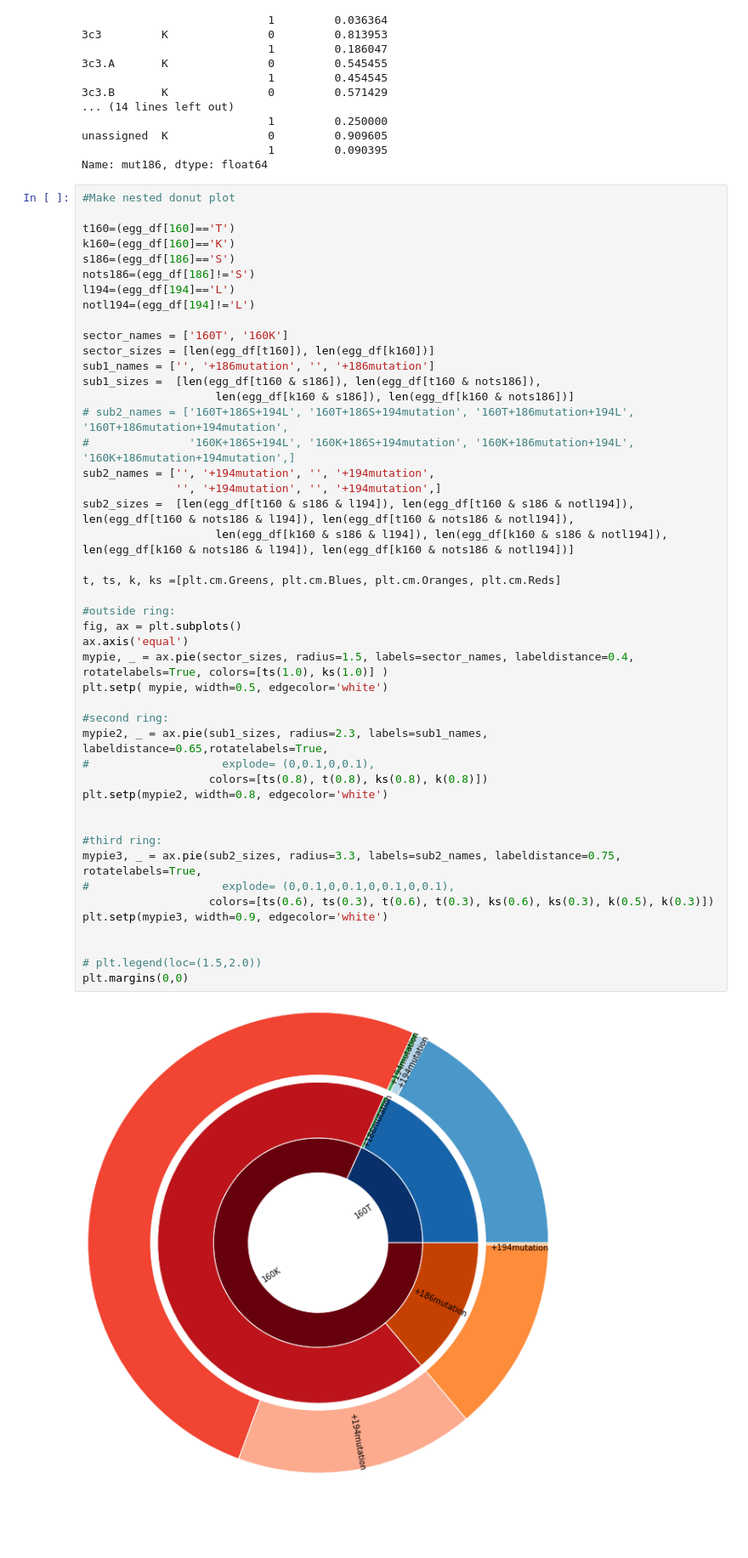
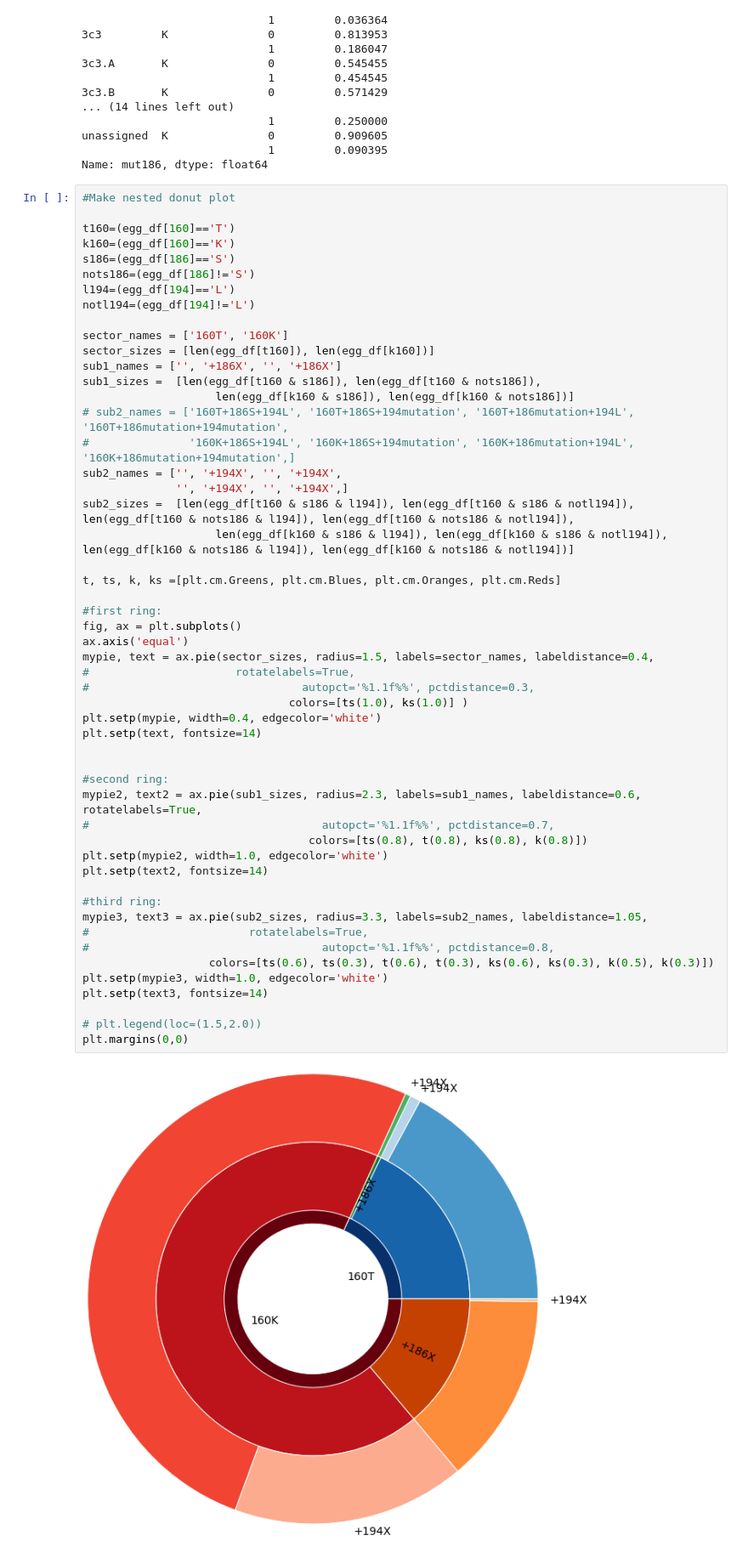
Before and after one commit to blab/egg-passage, a Jupyter notebook: notebooks/other_egg_muts.ipynb, the cells around one changed output. Shown: that part at 85% size. Drawn from its saved outputs; the diff is of its cells as text; blank space fills up the shorter version.

Commit message:
improved pie and sankey plots of mutation co-occurence

```diff
--- a/notebooks/other_egg_muts.ipynb
+++ b/notebooks/other_egg_muts.ipynb
@@ -197,48 +197,54 @@ Name: mut186, dtype: float64
 
 t160=(egg_df[160]=='T')
 k160=(egg_df[160]=='K')
 s186=(egg_df[186]=='S')
 nots186=(egg_df[186]!='S')
 l194=(egg_df[194]=='L')
 notl194=(egg_df[194]!='L')
 
 sector_names = ['160T', '160K']
 sector_sizes = [len(egg_df[t160]), len(egg_df[k160])]
-sub1_names = ['', '+186mutation', '', '+186mutation']
+sub1_names = ['', '+186X', '', '+186X']
 sub1_sizes =  [len(egg_df[t160 & s186]), len(egg_df[t160 & nots186]),
                     len(egg_df[k160 & s186]), len(egg_df[k160 & nots186])]
 # sub2_names = ['160T+186S+194L', '160T+186S+194mutation', '160T+186mutation+194L', '160T+186mutation+194mutation',
 #               '160K+186S+194L', '160K+186S+194mutation', '160K+186mutation+194L', '160K+186mutation+194mutation',]
-sub2_names = ['', '+194mutation', '', '+194mutation',
-              '', '+194mutation', '', '+194mutation',]
+sub2_names = ['', '+194X', '', '+194X',
+              '', '+194X', '', '+194X',]
 sub2_sizes =  [len(egg_df[t160 & s186 & l194]), len(egg_df[t160 & s186 & notl194]), len(egg_df[t160 & nots186 & l194]), len(egg_df[t160 & nots186 & notl194]),
                     len(egg_df[k160 & s186 & l194]), len(egg_df[k160 & s186 & notl194]), len(egg_df[k160 & nots186 & l194]), len(egg_df[k160 & nots186 & notl194])]
 
 t, ts, k, ks =[plt.cm.Greens, plt.cm.Blues, plt.cm.Oranges, plt.cm.Reds]
 
-#outside ring:
+#first ring:
 fig, ax = plt.subplots()
 ax.axis('equal')
-mypie, _ = ax.pie(sector_sizes, radius=1.5, labels=sector_names, labeldistance=0.4, rotatelabels=True, colors=[ts(1.0), ks(1.0)] )
-plt.setp( mypie, width=0.5, edgecolor='white')
+mypie, text = ax.pie(sector_sizes, radius=1.5, labels=sector_names, labeldistance=0.4,
+#                      rotatelabels=True,
+#                                autopct='%1.1f%%', pctdistance=0.3,
+                               colors=[ts(1.0), ks(1.0)] )
+plt.setp(mypie, width=0.4, edgecolor='white')
+plt.setp(text, fontsize=14)
+
 
 #second ring:
-mypie2, _ = ax.pie(sub1_sizes, radius=2.3, labels=sub1_names, labeldistance=0.65,rotatelabels=True,
-#                    explode= (0,0.1,0,0.1),
-                   colors=[ts(0.8), t(0.8), ks(0.8), k(0.8)])
-plt.setp(mypie2, width=0.8, edgecolor='white')
-
+mypie2, text2 = ax.pie(sub1_sizes, radius=2.3, labels=sub1_names, labeldistance=0.6, rotatelabels=True,
+#                                   autopct='%1.1f%%', pctdistance=0.7,
+                                  colors=[ts(0.8), t(0.8), ks(0.8), k(0.8)])
+plt.setp(mypie2, width=1.0, edgecolor='white')
+plt.setp(text2, fontsize=14)
 
 #third ring:
-mypie3, _ = ax.pie(sub2_sizes, radius=3.3, labels=sub2_names, labeldistance=0.75, rotatelabels=True,
-#                    explode= (0,0.1,0,0.1,0,0.1,0,0.1),
+mypie3, text3 = ax.pie(sub2_sizes, radius=3.3, labels=sub2_names, labeldistance=1.05,
+#                        rotatelabels=True,
+#                                   autopct='%1.1f%%', pctdistance=0.8,
                    colors=[ts(0.6), ts(0.3), t(0.6), t(0.3), ks(0.6), ks(0.3), k(0.5), k(0.3)])
-plt.setp(mypie3, width=0.9, edgecolor='white')
-
+plt.setp(mypie3, width=1.0, edgecolor='white')
+plt.setp(text3, fontsize=14)
 
 # plt.legend(loc=(1.5,2.0))
 plt.margins(0,0)
 # %% [output]
-[figure, old version]
+[figure, new version]
 # %%
 #Venn diagram of mutation overlap
```
Also changed, not shown: parts of 5 cells of this notebook.
